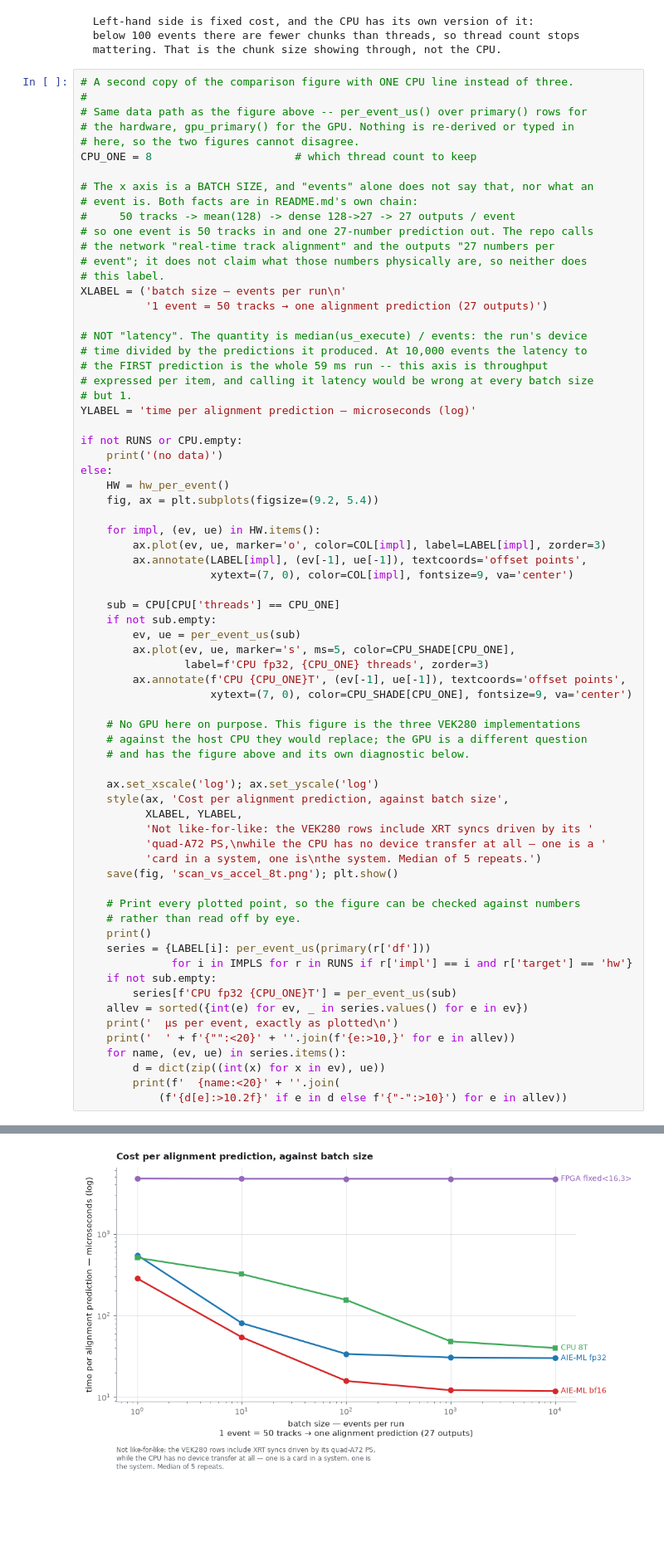
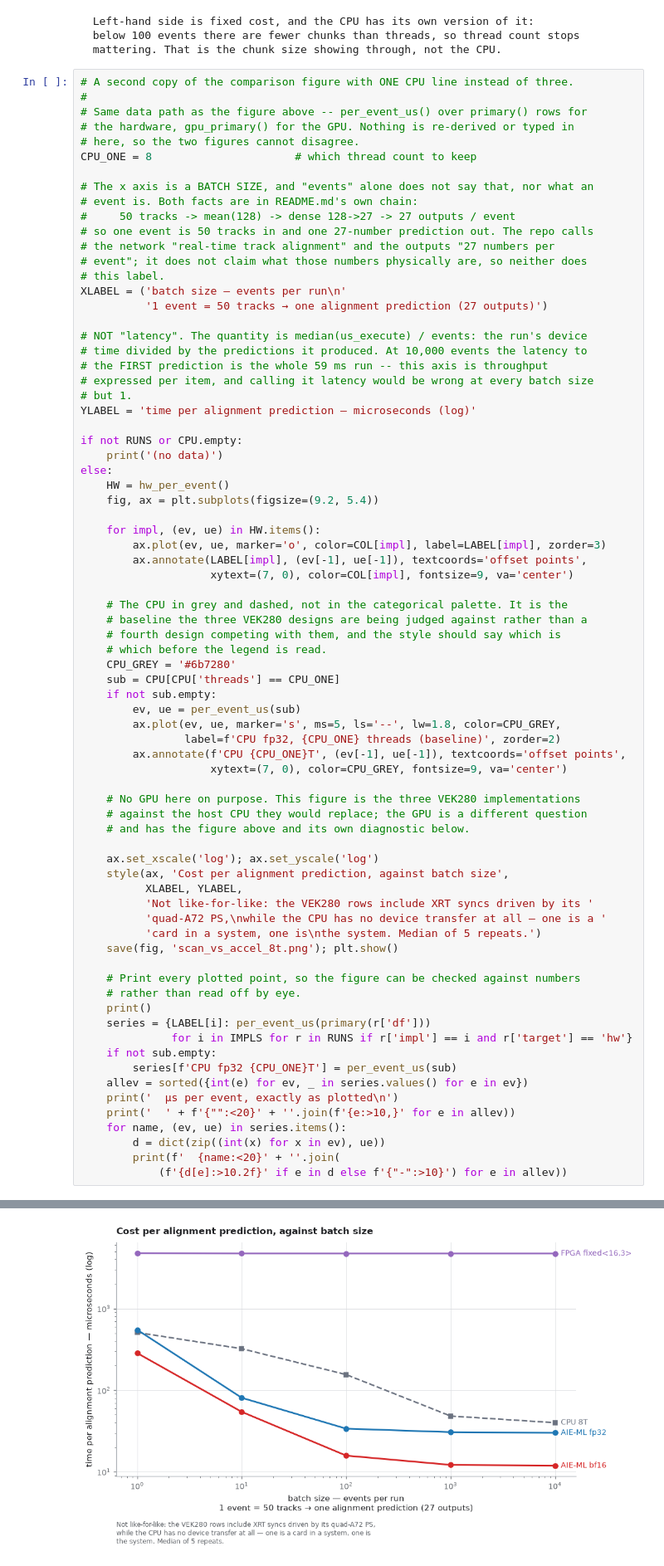
Before and after one commit to AkshayMalige/rtda_demo, a Jupyter notebook: analysis/rtda_scan.ipynb, the cells around one changed output, grey strips where cells are left out. Shown at 83% size. Saved outputs shown, nothing was run; the diff lists cells and outputs as text; blank space fills up the shorter version.

Commit message:
scan: draw the CPU baseline grey and dashed
The CPU was in the categorical green, which read as a fourth design competing
with the three VEK280 implementations. It is the baseline they are being judged
against, so it is now grey dashed and labelled '(baseline)' -- the style says
which is which before the legend is read, and the three coloured lines are left
to carry the comparison.

Same data, same numbers.

Co-Authored-By: Claude Opus 5 <noreply@anthropic.com>
Claude-Session: https://claude.ai/code/session_01HfJ1gnV3XxYJk43628s2jj

```diff
--- a/analysis/rtda_scan.ipynb
+++ b/analysis/rtda_scan.ipynb
@@ -1200,43 +1200,48 @@ else:
         ax.annotate(LABEL[impl], (ev[-1], ue[-1]), textcoords='offset points',
                     xytext=(7, 0), color=COL[impl], fontsize=9, va='center')
 
+    # The CPU in grey and dashed, not in the categorical palette. It is the
+    # baseline the three VEK280 designs are being judged against rather than a
+    # fourth design competing with them, and the style should say which is
+    # which before the legend is read.
+    CPU_GREY = '#6b7280'
     sub = CPU[CPU['threads'] == CPU_ONE]
     if not sub.empty:
         ev, ue = per_event_us(sub)
-        ax.plot(ev, ue, marker='s', ms=5, color=CPU_SHADE[CPU_ONE],
-                label=f'CPU fp32, {CPU_ONE} threads', zorder=3)
+        ax.plot(ev, ue, marker='s', ms=5, ls='--', lw=1.8, color=CPU_GREY,
+                label=f'CPU fp32, {CPU_ONE} threads (baseline)', zorder=2)
         ax.annotate(f'CPU {CPU_ONE}T', (ev[-1], ue[-1]), textcoords='offset points',
-                    xytext=(7, 0), color=CPU_SHADE[CPU_ONE], fontsize=9, va='center')
+                    xytext=(7, 0), color=CPU_GREY, fontsize=9, va='center')
 
     # No GPU here on purpose. This figure is the three VEK280 implementations
     # against the host CPU they would replace; the GPU is a different question
     # and has the figure above and its own diagnostic below.
 
     ax.set_xscale('log'); ax.set_yscale('log')
     style(ax, 'Cost per alignment prediction, against batch size',
           XLABEL, YLABEL,
           'Not like-for-like: the VEK280 rows include XRT syncs driven by its '
           'quad-A72 PS,\nwhile the CPU has no device transfer at all — one is a '
           'card in a system, one is\nthe system. Median of 5 repeats.')
     save(fig, 'scan_vs_accel_8t.png'); plt.show()
 
     # Print every plotted point, so the figure can be checked against numbers
     # rather than read off by eye.
     print()
     series = {LABEL[i]: per_event_us(primary(r['df']))
               for i in IMPLS for r in RUNS if r['impl'] == i and r['target'] == 'hw'}
     if not sub.empty:
         series[f'CPU fp32 {CPU_ONE}T'] = per_event_us(sub)
     allev = sorted({int(e) for ev, _ in series.values() for e in ev})
     print('  µs per event, exactly as plotted\n')
     print('  ' + f'{"":<20}' + ''.join(f'{e:>10,}' for e in allev))
     for name, (ev, ue) in series.items():
         d = dict(zip((int(x) for x in ev), ue))
         print(f'  {name:<20}' + ''.join(
             (f'{d[e]:>10.2f}' if e in d else f'{"-":>10}') for e in allev))
 # %% [output]
   wrote analysis/out/scan_vs_accel_8t.png
-[figure, old version]
+[figure, new version]
   µs per event, exactly as plotted
 
                                1        10       100     1,000    10,000
```
